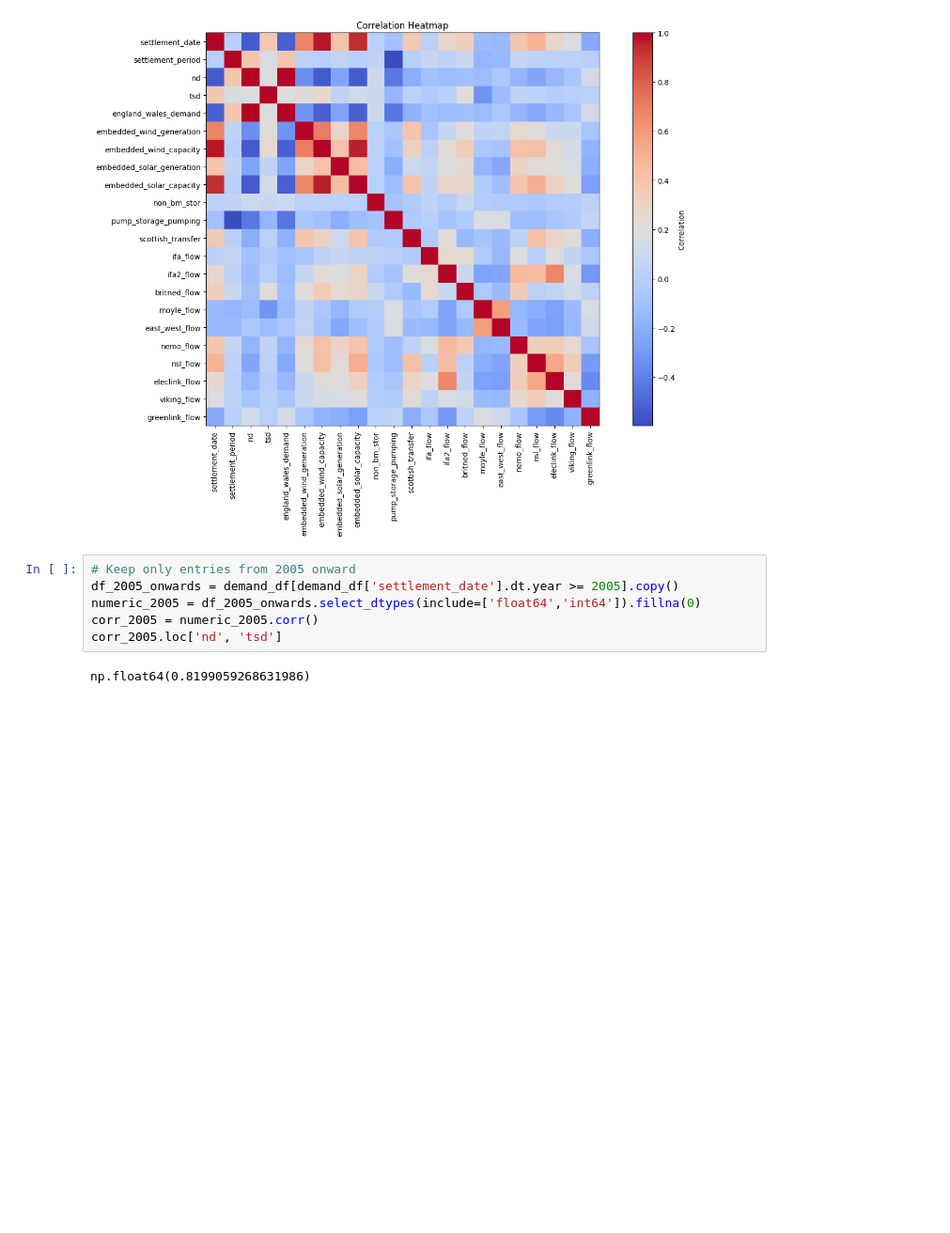
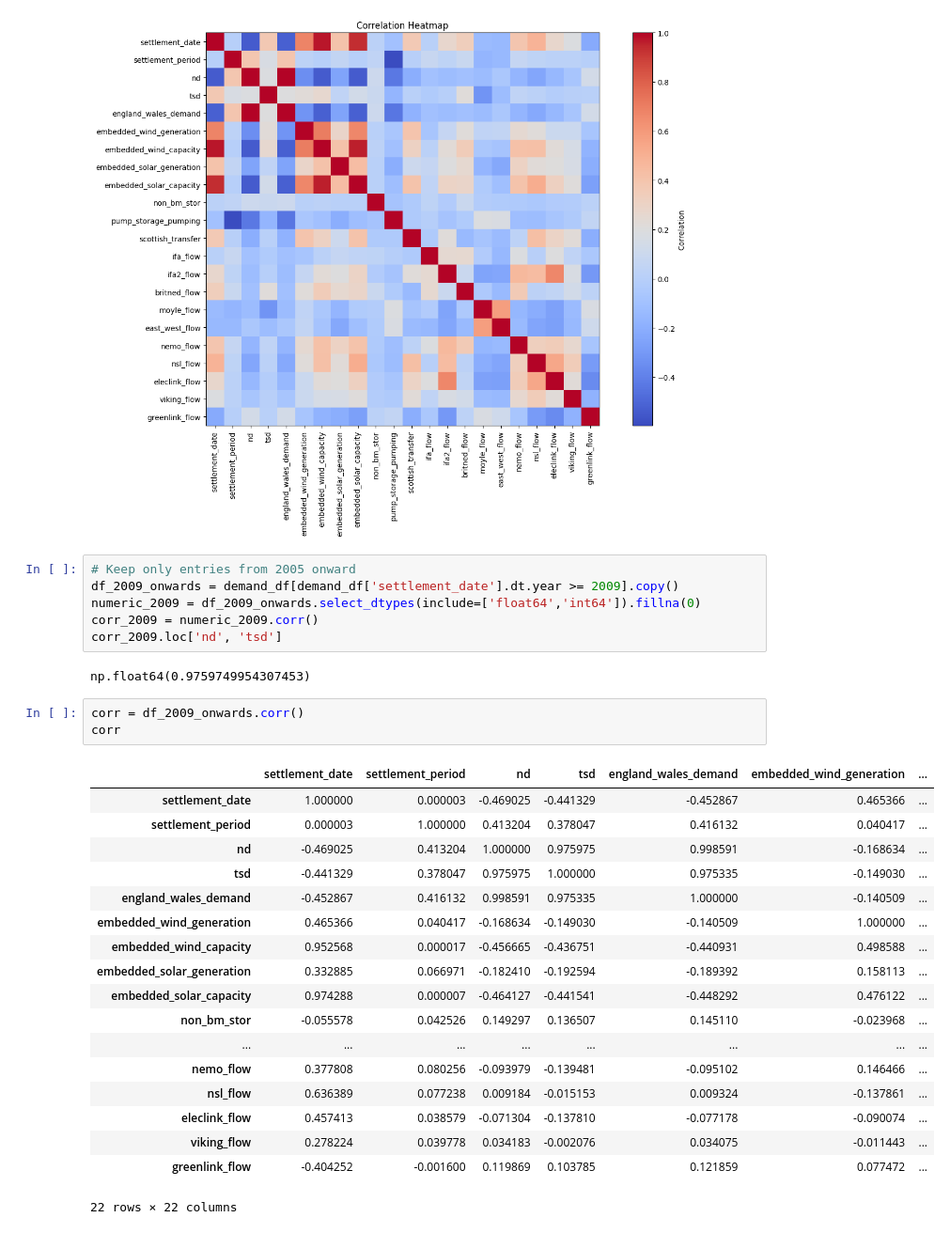
Before and after one commit to TiebeG/CloudAI-Project, a Jupyter notebook: Exploring/EDAgraphs Historic Demand data.ipynb, the cells around one changed output. Shown: that part at 94% size. Cells and saved outputs as stored; diff of their text form; blank space fills up the shorter version.

```diff
--- a/Exploring/EDAgraphs Historic Demand data.ipynb
+++ b/Exploring/EDAgraphs Historic Demand data.ipynb
@@ -185,9 +185,31 @@ plt.show()
 [figure]
 # %%
 # Keep only entries from 2005 onward
-df_2005_onwards = demand_df[demand_df['settlement_date'].dt.year >= 2005].copy()
-numeric_2005 = df_2005_onwards.select_dtypes(include=['float64','int64']).fillna(0)
-corr_2005 = numeric_2005.corr()
-corr_2005.loc['nd', 'tsd']
+df_2009_onwards = demand_df[demand_df['settlement_date'].dt.year >= 2009].copy()
+numeric_2009 = df_2009_onwards.select_dtypes(include=['float64','int64']).fillna(0)
+corr_2009 = numeric_2009.corr()
+corr_2009.loc['nd', 'tsd']
 # %% [output]
-np.float64(0.8199059268631986)
+np.float64(0.9759749954307453)
+# %%
+corr = df_2009_onwards.corr()
+corr
+# %% [output]
+|  | settlement_date | settlement_period | nd | tsd | england_wales_demand | embedded_wind_generation | ... |
+| settlement_date | 1.000000 | 0.000003 | -0.469025 | -0.441329 | -0.452867 | 0.465366 | ... |
+| settlement_period | 0.000003 | 1.000000 | 0.413204 | 0.378047 | 0.416132 | 0.040417 | ... |
+| nd | -0.469025 | 0.413204 | 1.000000 | 0.975975 | 0.998591 | -0.168634 | ... |
+| tsd | -0.441329 | 0.378047 | 0.975975 | 1.000000 | 0.975335 | -0.149030 | ... |
+| england_wales_demand | -0.452867 | 0.416132 | 0.998591 | 0.975335 | 1.000000 | -0.140509 | ... |
+| embedded_wind_generation | 0.465366 | 0.040417 | -0.168634 | -0.149030 | -0.140509 | 1.000000 | ... |
+| embedded_wind_capacity | 0.952568 | 0.000017 | -0.456665 | -0.436751 | -0.440931 | 0.498588 | ... |
+| embedded_solar_generation | 0.332885 | 0.066971 | -0.182410 | -0.192594 | -0.189392 | 0.158113 | ... |
+| embedded_solar_capacity | 0.974288 | 0.000007 | -0.464127 | -0.441541 | -0.448292 | 0.476122 | ... |
+| non_bm_stor | -0.055578 | 0.042526 | 0.149297 | 0.136507 | 0.145110 | -0.023968 | ... |
+| ... | ... | ... | ... | ... | ... | ... | ... |
+| nemo_flow | 0.377808 | 0.080256 | -0.093979 | -0.139481 | -0.095102 | 0.146466 | ... |
+| nsl_flow | 0.636389 | 0.077238 | 0.009184 | -0.015153 | 0.009324 | -0.137861 | ... |
+| eleclink_flow | 0.457413 | 0.038579 | -0.071304 | -0.137810 | -0.077178 | -0.090074 | ... |
+| viking_flow | 0.278224 | 0.039778 | 0.034183 | -0.002076 | 0.034075 | -0.011443 | ... |
+| greenlink_flow | -0.404252 | -0.001600 | 0.119869 | 0.103785 | 0.121859 | 0.077472 | ... |
+22 rows × 22 columns
```
Also changed, not shown: parts of 1 cell of this notebook.
